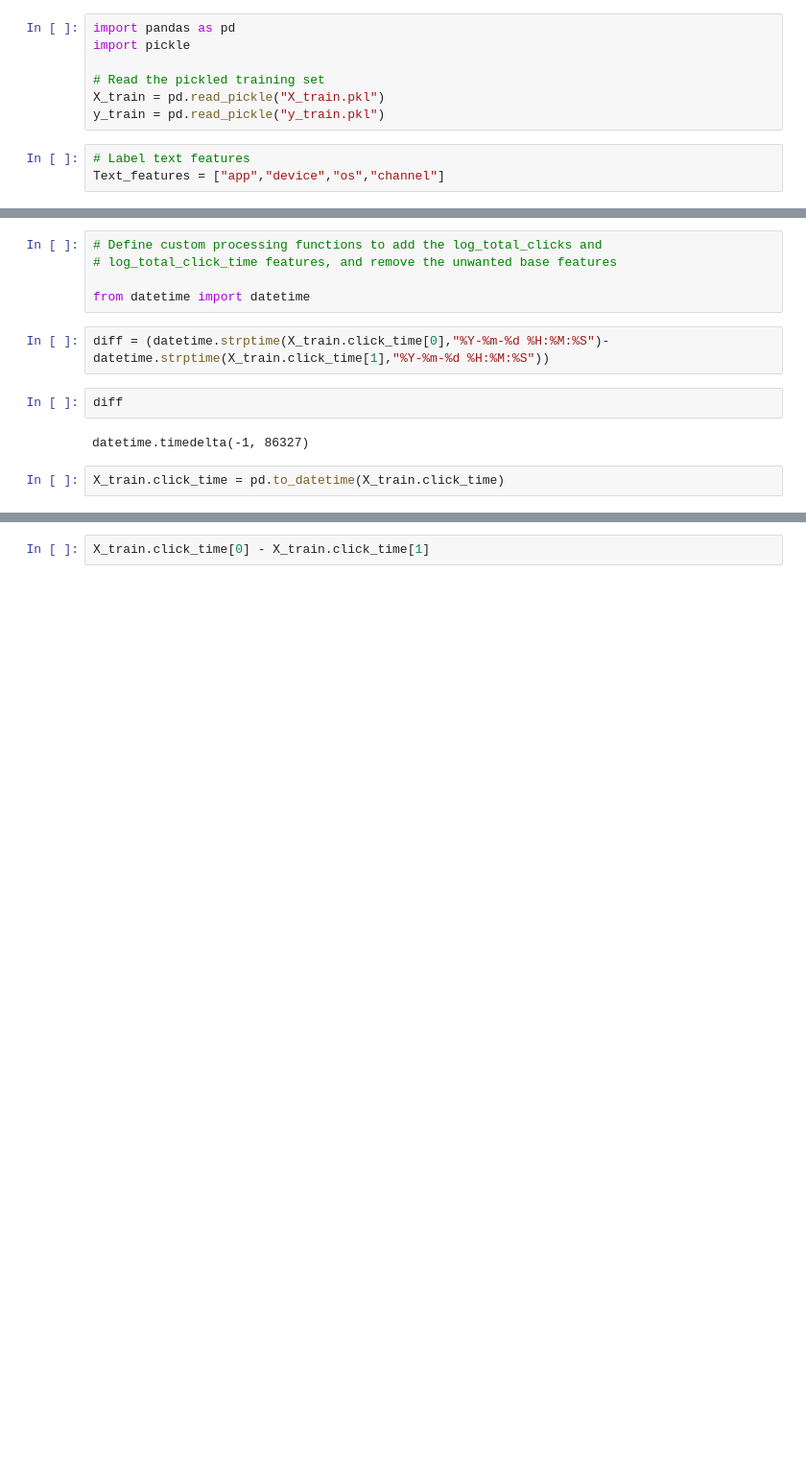
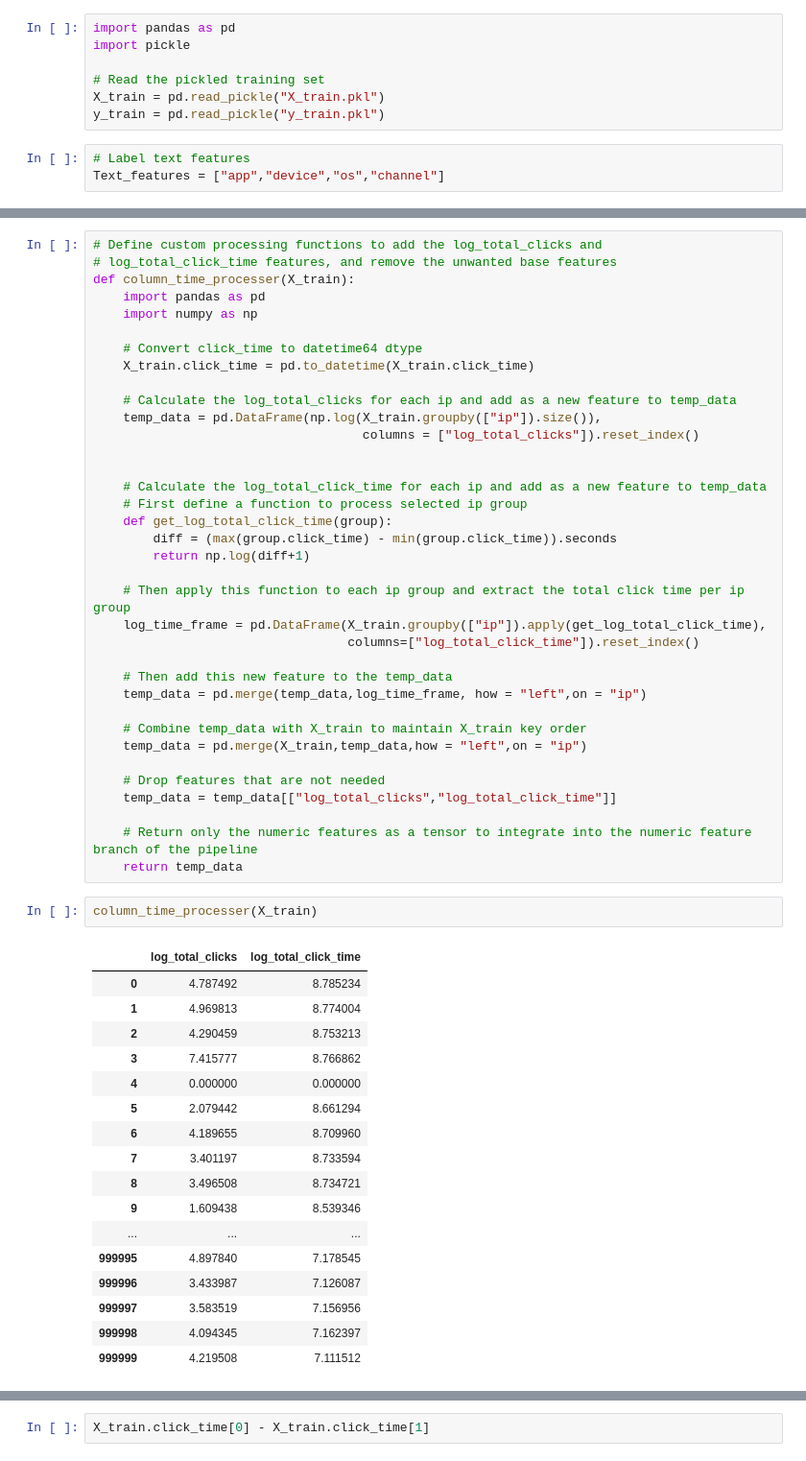
Before and after one commit to ayguno/User-click-detection-predictive-modeling, a Jupyter notebook: User-click-detection-predictive-modeling.ipynb, the cells around one changed output, grey strips where cells are left out. Shown at 96% size. Saved outputs shown, nothing was run; the diff lists cells and outputs as text; blank space fills up the shorter version.

```diff
--- a/User-click-detection-predictive-modeling.ipynb
+++ b/User-click-detection-predictive-modeling.ipynb
@@ -191,16 +193,59 @@ def column_text_processer_nolambda(df,text_columns = Text_features):
 
     # return text_vector as pd.Series object to enter the tokenization pipeline
     return pd.Series(text_vector)
-# %%
-# Define custom processing functions to add the log_total_clicks and
-# log_total_click_time features, and remove the unwanted base features
-
-from datetime import datetime
-# %%
-diff = (datetime.strptime(X_train.click_time[0],"%Y-%m-%d %H:%M:%S")-datetime.strptime(X_train.click_time[1],"%Y-%m-%d %H:%M:%S"))
-# %%
-diff
-# %% [output]
-datetime.timedelta(-1, 86327)
-# %%
-X_train.click_time = pd.to_datetime(X_train.click_time)
+# %%
+# Define custom processing functions to add the log_total_clicks and
+# log_total_click_time features, and remove the unwanted base features
+def column_time_processer(X_train):
+    import pandas as pd
+    import numpy as np
+
+    # Convert click_time to datetime64 dtype
+    X_train.click_time = pd.to_datetime(X_train.click_time)
+
+    # Calculate the log_total_clicks for each ip and add as a new feature to temp_data
+    temp_data = pd.DataFrame(np.log(X_train.groupby(["ip"]).size()),
+                                    columns = ["log_total_clicks"]).reset_index()
+
+
+    # Calculate the log_total_click_time for each ip and add as a new feature to temp_data
+    # First define a function to process selected ip group
+    def get_log_total_click_time(group):
+        diff = (max(group.click_time) - min(group.click_time)).seconds
+        return np.log(diff+1)
+
+    # Then apply this function to each ip group and extract the total click time per ip group
+    log_time_frame = pd.DataFrame(X_train.groupby(["ip"]).apply(get_log_total_click_time),
+                                  columns=["log_total_click_time"]).reset_index()
+
+    # Then add this new feature to the temp_data
+    temp_data = pd.merge(temp_data,log_time_frame, how = "left",on = "ip")
+
+    # Combine temp_data with X_train to maintain X_train key order
+    temp_data = pd.merge(X_train,temp_data,how = "left",on = "ip")
+
+    # Drop features that are not needed
+    temp_data = temp_data[["log_total_clicks","log_total_click_time"]]
+
+    # Return only the numeric features as a tensor to integrate into the numeric feature branch of the pipeline
+    return temp_data
+# %%
+column_time_processer(X_train)
+# %% [output]
+|  | log_total_clicks | log_total_click_time |
+| 0 | 4.787492 | 8.785234 |
+| 1 | 4.969813 | 8.774004 |
+| 2 | 4.290459 | 8.753213 |
+| 3 | 7.415777 | 8.766862 |
+| 4 | 0.000000 | 0.000000 |
+| 5 | 2.079442 | 8.661294 |
+| 6 | 4.189655 | 8.709960 |
+| 7 | 3.401197 | 8.733594 |
+| 8 | 3.496508 | 8.734721 |
+| 9 | 1.609438 | 8.539346 |
+| ... | ... | ... |
+| 999995 | 4.897840 | 7.178545 |
+| 999996 | 3.433987 | 7.126087 |
+| 999997 | 3.583519 | 7.156956 |
+| 999998 | 4.094345 | 7.162397 |
+| 999999 | 4.219508 | 7.111512 |
```
Also changed, not shown: parts of 8 cells of this notebook.
